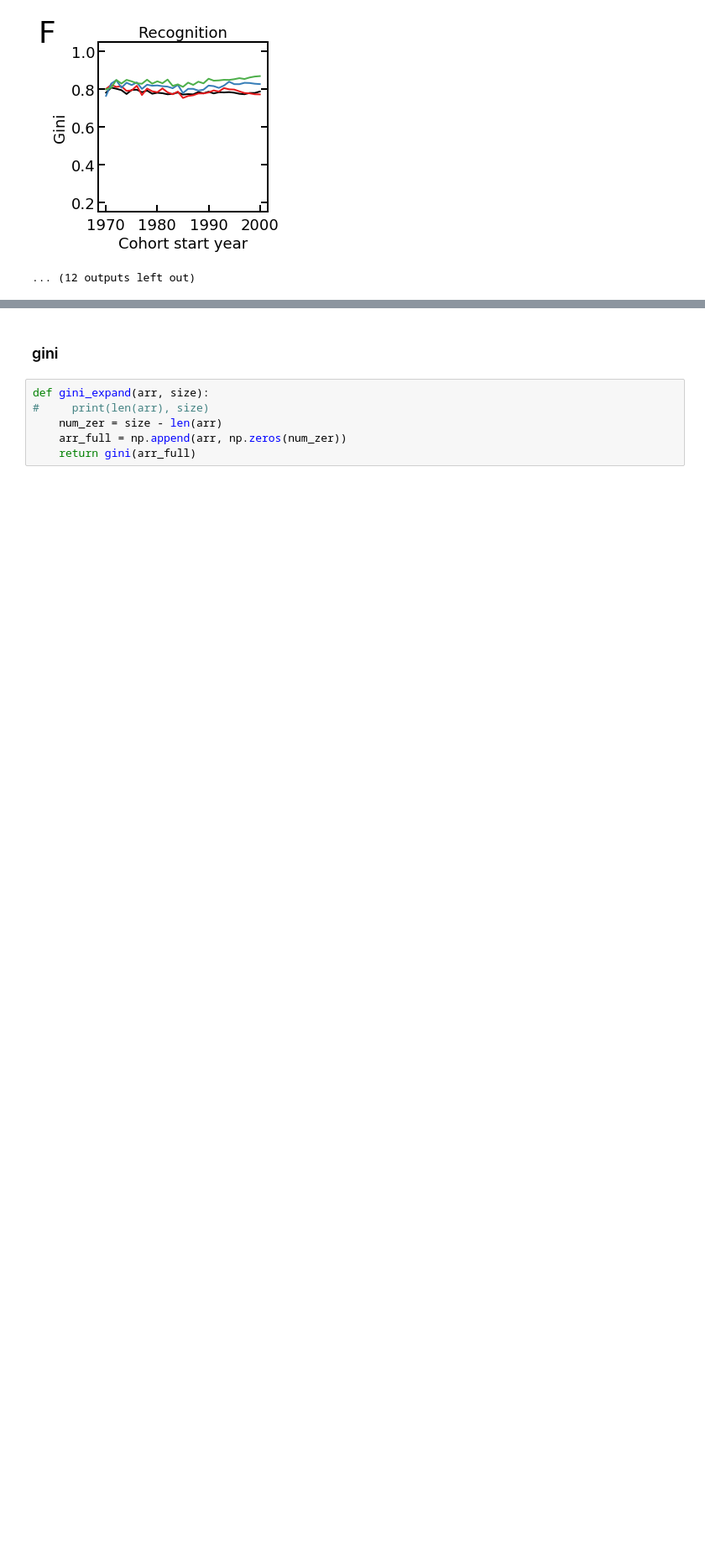
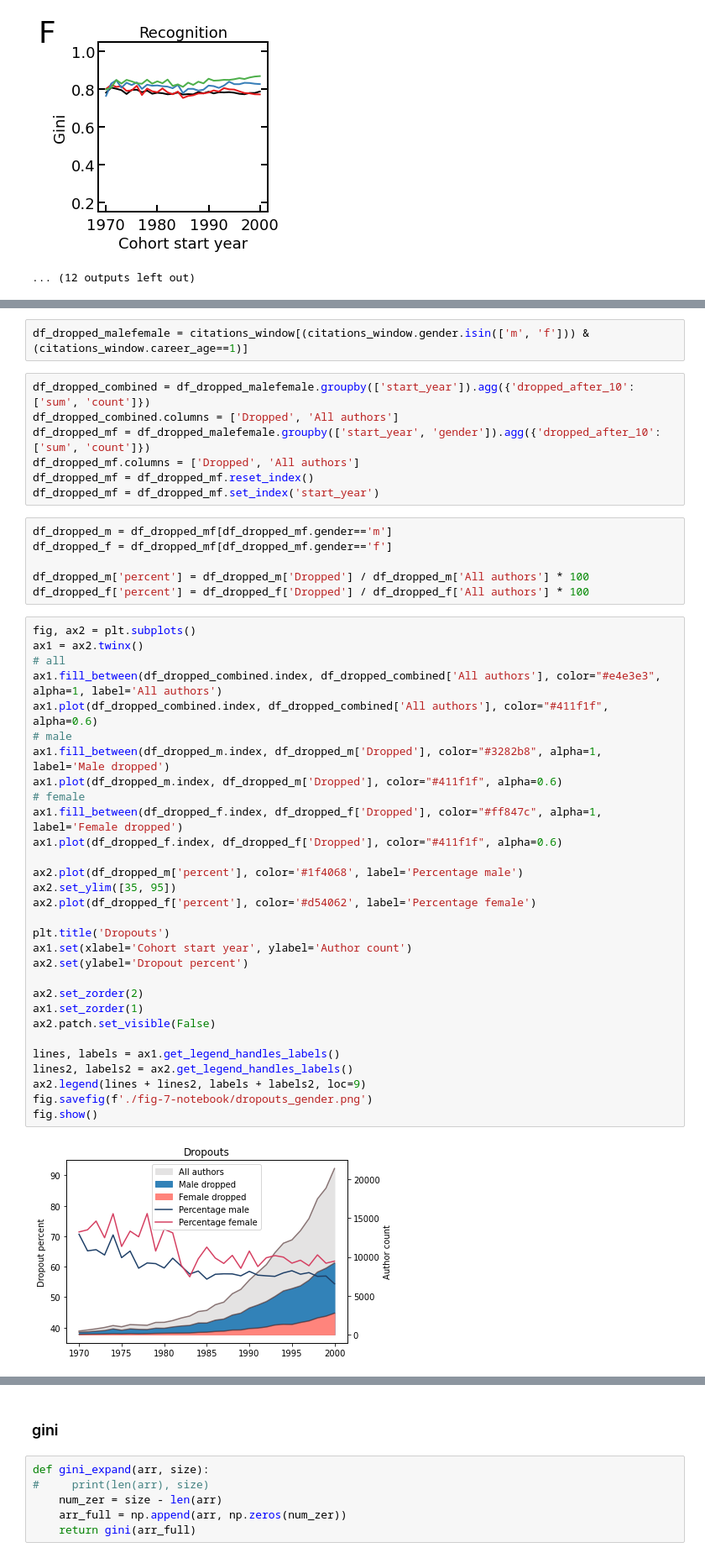
Before and after one commit to gesiscss/inequality, a Jupyter notebook: 7.Citation and Publication analysis.ipynb, the cells around one changed output, grey strips where cells are left out. Shown at 84% size. Cells and saved outputs as stored; diff of their text form; blank space fills up the shorter version.

```diff
--- a/7.Citation and Publication analysis.ipynb
+++ b/7.Citation and Publication analysis.ipynb
@@ -304,0 +394,47 @@ plot_for_latex4(citations_window, citations_window_first)
+# %%
+df_dropped_malefemale = citations_window[(citations_window.gender.isin(['m', 'f'])) & (citations_window.career_age==1)]
+# %%
+df_dropped_combined = df_dropped_malefemale.groupby(['start_year']).agg({'dropped_after_10':['sum', 'count']})
+df_dropped_combined.columns = ['Dropped', 'All authors']
+df_dropped_mf = df_dropped_malefemale.groupby(['start_year', 'gender']).agg({'dropped_after_10':['sum', 'count']})
+df_dropped_mf.columns = ['Dropped', 'All authors']
+df_dropped_mf = df_dropped_mf.reset_index()
+df_dropped_mf = df_dropped_mf.set_index('start_year')
+# %%
+df_dropped_m = df_dropped_mf[df_dropped_mf.gender=='m']
+df_dropped_f = df_dropped_mf[df_dropped_mf.gender=='f']
+
+df_dropped_m['percent'] = df_dropped_m['Dropped'] / df_dropped_m['All authors'] * 100
+df_dropped_f['percent'] = df_dropped_f['Dropped'] / df_dropped_f['All authors'] * 100
+# %%
+fig, ax2 = plt.subplots()
+ax1 = ax2.twinx()
+# all
+ax1.fill_between(df_dropped_combined.index, df_dropped_combined['All authors'], color="#e4e3e3", alpha=1, label='All authors')
+ax1.plot(df_dropped_combined.index, df_dropped_combined['All authors'], color="#411f1f", alpha=0.6)
+# male
+ax1.fill_between(df_dropped_m.index, df_dropped_m['Dropped'], color="#3282b8", alpha=1, label='Male dropped')
+ax1.plot(df_dropped_m.index, df_dropped_m['Dropped'], color="#411f1f", alpha=0.6)
+# female
+ax1.fill_between(df_dropped_f.index, df_dropped_f['Dropped'], color="#ff847c", alpha=1, label='Female dropped')
+ax1.plot(df_dropped_f.index, df_dropped_f['Dropped'], color="#411f1f", alpha=0.6)
+
+ax2.plot(df_dropped_m['percent'], color='#1f4068', label='Percentage male')
+ax2.set_ylim([35, 95])
+ax2.plot(df_dropped_f['percent'], color='#d54062', label='Percentage female')
+
+plt.title('Dropouts')
+ax1.set(xlabel='Cohort start year', ylabel='Author count')
+ax2.set(ylabel='Dropout percent')
+
+ax2.set_zorder(2)
+ax1.set_zorder(1)
+ax2.patch.set_visible(False)
+
+lines, labels = ax1.get_legend_handles_labels()
+lines2, labels2 = ax2.get_legend_handles_labels()
+ax2.legend(lines + lines2, labels + labels2, loc=9)
+fig.savefig(f'./fig-7-notebook/dropouts_gender.png')
+fig.show()
+# %% [output]
+[figure, added]
```
Also changed, not shown: parts of 75 cells of this notebook, 6 other files.
